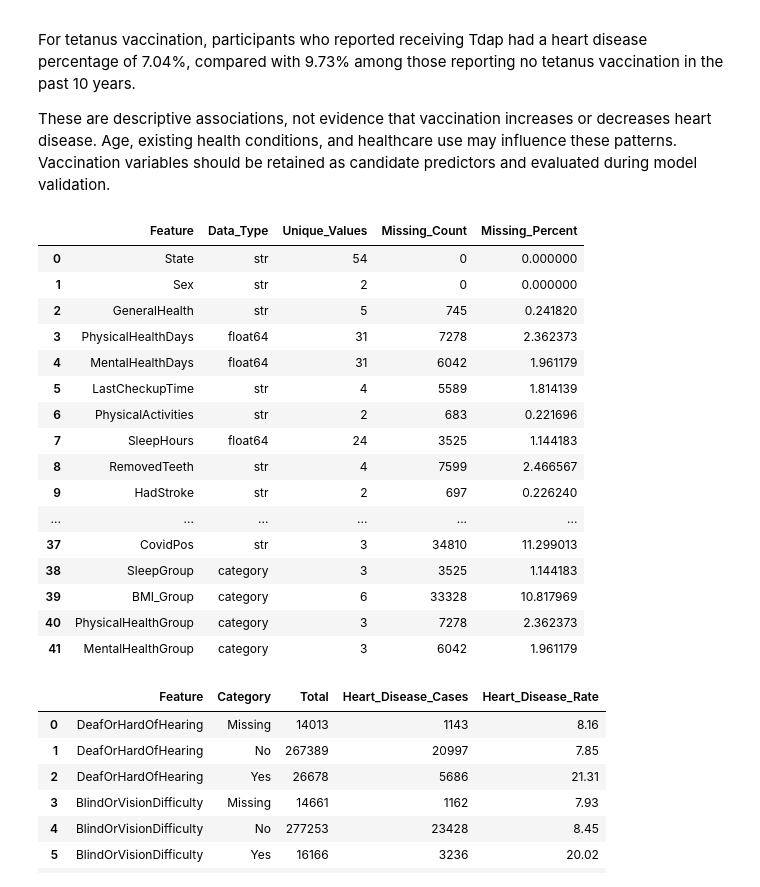
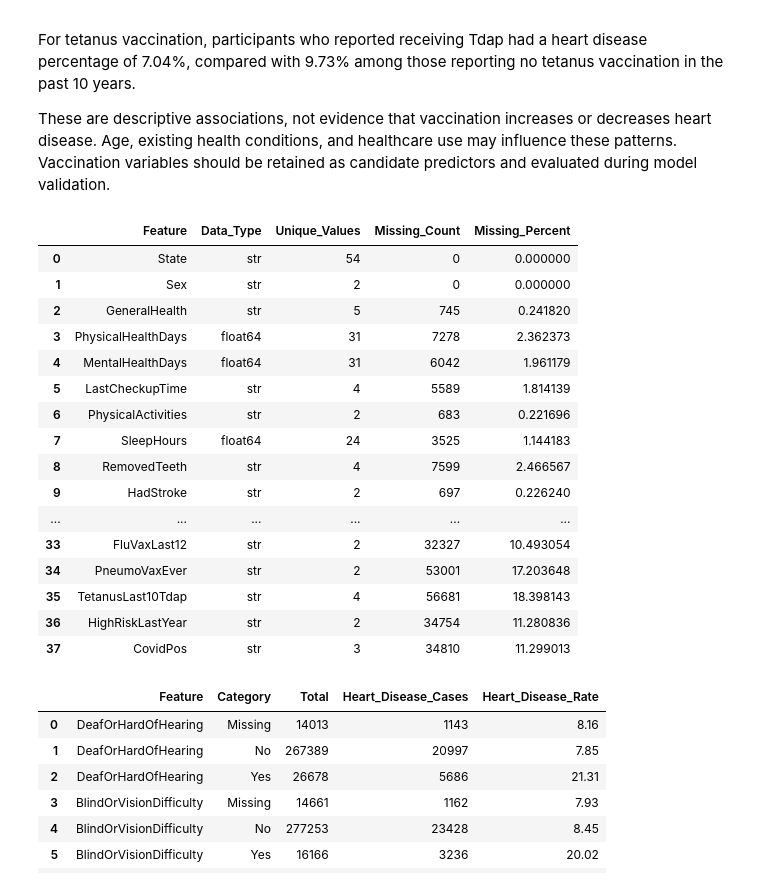
Before and after one commit to aakhalil21/DSAI5101-Project, a Jupyter notebook: notebooks/03_eda.ipynb, the cells around one changed output. Saved outputs shown, nothing was run; the diff lists cells and outputs as text; code cells hidden in the pictures.

```diff
--- a/notebooks/03_eda.ipynb
+++ b/notebooks/03_eda.ipynb
@@ -25,6 +25,10 @@ figures_folder = Path("../results/figures")
 tables_folder = Path("../results/tables")
 figures_folder.mkdir(parents=True, exist_ok=True)
 tables_folder.mkdir(parents=True, exist_ok=True)
+
+# Grouped versions of numeric variables created during this EDA (section 5).
+# They are not original predictors, so predictor summaries exclude them.
+DERIVED_COLUMNS = ["SleepGroup", "BMI_Group", "PhysicalHealthGroup", "MentalHealthGroup"]
 # %%
 df = pd.read_csv("../data/processed/observed/training.csv")
 # %%
@@ -1571,30 +1273,3 @@ plt.tight_layout()
 plt.show()
 # %% [output]
 [figure]
-# %%
-numeric_features = [
-    "HeightInMeters",
-    "WeightInKilograms"
-]
-
-for col in numeric_features:
-
-    print("\n" + "=" * 60)
-    print(f"Comparison of {col} by Heart Disease")
-    print("=" * 60)
-
-    summary = (
-        df.groupby("heart_disease")[col]
-        .agg(
-            Count="count",
-            Mean="mean",
-            Median="median",
-            Std="std",
-            Min="min",
-            Q1=lambda x: x.quantile(0.25),
-            Q3=lambda x: x.quantile(0.75),
-            Max="max"
-        )
-    )
-
-    print(summary.round(2))
@@ -2080,39 +1719,39 @@ excluded_cols = [
     "HadHeartAttack",
     "HadAngina"
 ]
 
 feature_cols = [
     col for col in df.columns
-    if col not in excluded_cols
+    if col not in excluded_cols and col not in DERIVED_COLUMNS
 ]
 
 feature_inventory = pd.DataFrame({
     "Feature": feature_cols,
     "Data_Type": [df[col].dtype for col in feature_cols],
     "Unique_Values": [df[col].nunique(dropna=True) for col in feature_cols],
     "Missing_Count": [df[col].isna().sum() for col in feature_cols],
     "Missing_Percent": [df[col].isna().mean() * 100 for col in feature_cols]
 })
 
 display(feature_inventory)
 # %% [output]
 |  | Feature | Data_Type | Unique_Values | Missing_Count | Missing_Percent |
 | 0 | State | str | 54 | 0 | 0.000000 |
 | 1 | Sex | str | 2 | 0 | 0.000000 |
 | 2 | GeneralHealth | str | 5 | 745 | 0.241820 |
 | 3 | PhysicalHealthDays | float64 | 31 | 7278 | 2.362373 |
 | 4 | MentalHealthDays | float64 | 31 | 6042 | 1.961179 |
 | 5 | LastCheckupTime | str | 4 | 5589 | 1.814139 |
 | 6 | PhysicalActivities | str | 2 | 683 | 0.221696 |
 | 7 | SleepHours | float64 | 24 | 3525 | 1.144183 |
 | 8 | RemovedTeeth | str | 4 | 7599 | 2.466567 |
 | 9 | HadStroke | str | 2 | 697 | 0.226240 |
 | ... | ... | ... | ... | ... | ... |
+| 33 | FluVaxLast12 | str | 2 | 32327 | 10.493054 |
+| 34 | PneumoVaxEver | str | 2 | 53001 | 17.203648 |
+| 35 | TetanusLast10Tdap | str | 4 | 56681 | 18.398143 |
+| 36 | HighRiskLastYear | str | 2 | 34754 | 11.280836 |
 | 37 | CovidPos | str | 3 | 34810 | 11.299013 |
-| 38 | SleepGroup | category | 3 | 3525 | 1.144183 |
-| 39 | BMI_Group | category | 6 | 33328 | 10.817969 |
-| 40 | PhysicalHealthGroup | category | 3 | 7278 | 2.362373 |
-| 41 | MentalHealthGroup | category | 3 | 6042 | 1.961179 |
 # %%
 features_to_compare = [
     "DeafOrHardOfHearing",
```
Also changed, not shown: parts of 47 cells of this notebook, 7 other files.
